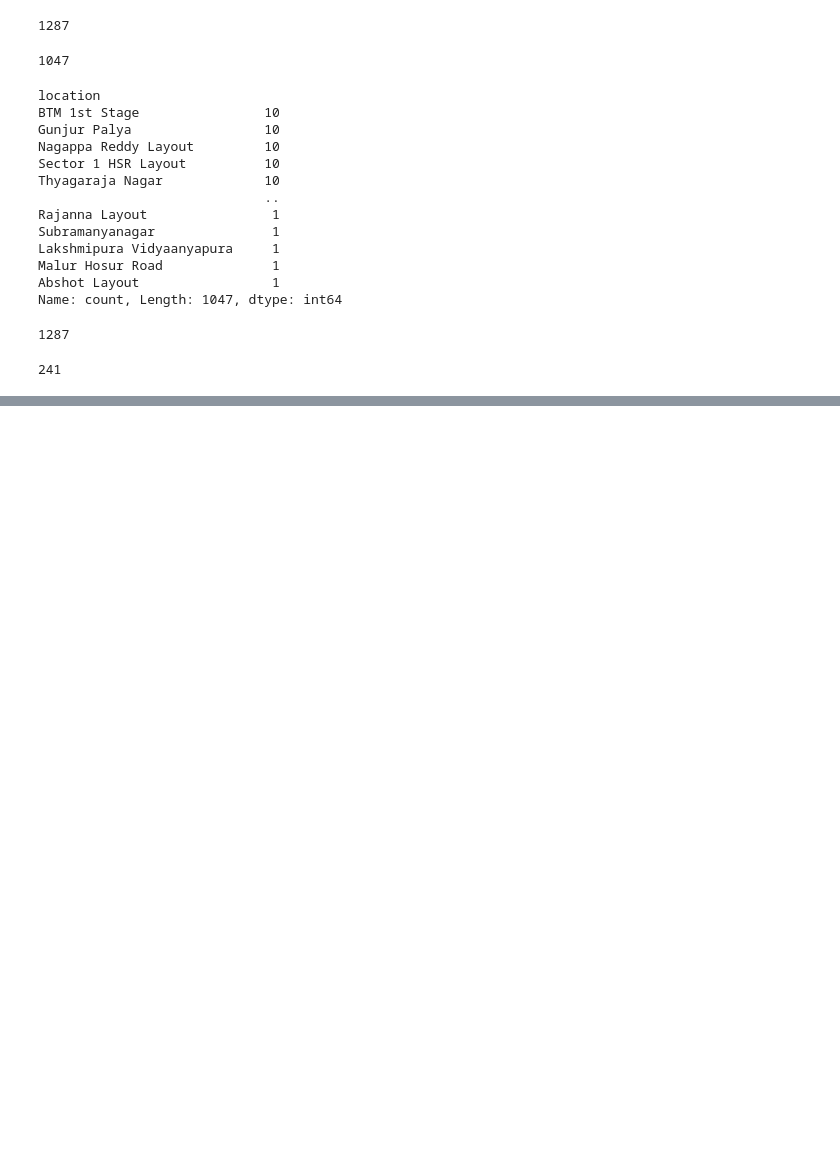
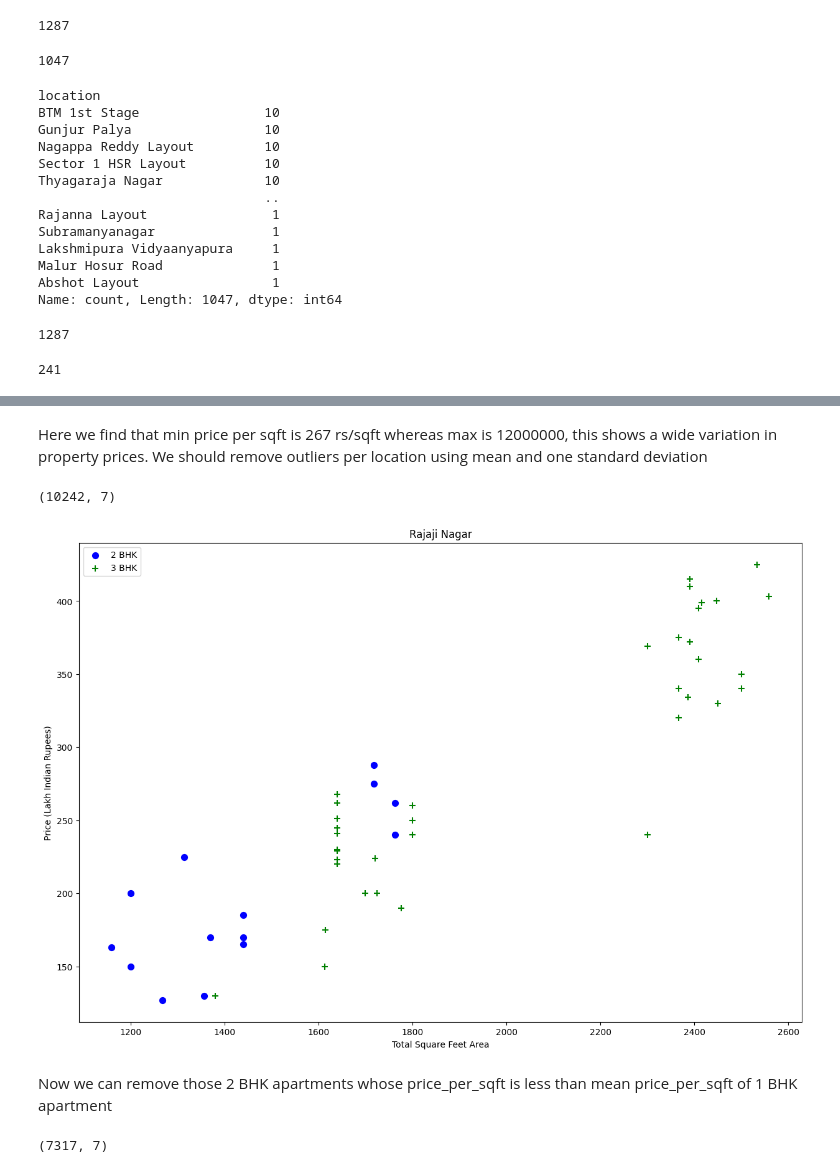
Before and after one commit to yashRajora6562/bengluru-home-prices-prediction, a Jupyter notebook: homePrices.ipynb, the cells around one changed output, grey strips where cells are left out. Cells and saved outputs as stored; diff of their text form; code cells hidden in the pictures; blank space fills up the shorter version.

Commit message:
remove outliers

```diff
--- a/homePrices.ipynb
+++ b/homePrices.ipynb
@@ -192,0 +207,2 @@ len(df5.location.unique())
+# %%
+df6=df5[~(df5.total_sqft/df5.bhk<300)]
@@ -192,0 +236,56 @@ len(df5.location.unique())
+# %% [markdown]
+Here we find that min price per sqft is 267 rs/sqft whereas max is 12000000, this shows a wide variation in property prices. We should remove outliers per location using mean and one standard deviation
+# %%
+
+def remove_outliers(df):
+    df_out = pd.DataFrame()  # Initialize an empty DataFrame to store the filtered data
+    for key, subdf in df.groupby('location'):  # Group DataFrame by 'location'
+        m = np.mean(subdf["price per sq feet"])  # Calculate mean price_per_sqft for the group
+        st = np.std(subdf["price per sq feet"])  # Calculate standard deviation of price_per_sqft for the group
+        # Filter out rows where price_per_sqft is within one standard deviation from the mean
+        reduced_df = subdf[(subdf["price per sq feet"] > (m - st)) & (subdf["price per sq feet"] <= (m + st))]
+        # Concatenate filtered DataFrame with df_out
+        df_out = pd.concat([df_out, reduced_df], ignore_index=True)
+    return df_out  # Return the DataFrame with outliers removed
+# %%
+df7 = remove_outliers(df6)
+df7.shape
+# %% [output]
+(10242, 7)
+# %%
+def plot_scatter_chart(df,location):
+    bhk2=df7[(df7["location"]==location) & (df.bhk==2)]
+    bhk3=df7[(df7["location"]==location) & (df.bhk==3)]
+    matplotlib.rcParams['figure.figsize'] = (15,10)
+    plt.scatter(bhk2.total_sqft,bhk2.price,color='blue',label='2 BHK', s=50)
+    plt.scatter(bhk3.total_sqft,bhk3.price,marker='+', color='green',label='3 BHK', s=50)
+    plt.xlabel("Total Square Feet Area")
+    plt.ylabel("Price (Lakh Indian Rupees)")
+    plt.title(location)
+    plt.legend()
+# %%
+plot_scatter_chart(df7,"Rajaji Nagar")
+# %% [output]
+[figure, added]
+# %% [markdown]
+Now we can remove those 2 BHK apartments whose price_per_sqft is less than mean price_per_sqft of 1 BHK apartment
+# %%
+def remove_bhk_outliers(df):
+    exclude_indices = np.array([])
+    for location, location_df in df.groupby('location'):
+        bhk_stats = {}
+        for bhk, bhk_df in location_df.groupby('bhk'):
+            bhk_stats[bhk] = {
+                'mean': np.mean(bhk_df["price per sq feet"]),
+                'std': np.std(bhk_df["price per sq feet"]),
+                'count': bhk_df.shape[0]
+            }
+        for bhk, bhk_df in location_df.groupby('bhk'):
+            stats = bhk_stats.get(bhk-1)
+            if stats and stats['count']>5:
+                exclude_indices = np.append(exclude_indices, bhk_df[bhk_df["price per sq feet"]<(stats['mean'])].index.values)
+    return df.drop(exclude_indices,axis='index')
+df8 = remove_bhk_outliers(df7)
+df8.shape
+# %% [output]
+(7317, 7)
```
Also changed, not shown: parts of 17 cells of this notebook.
